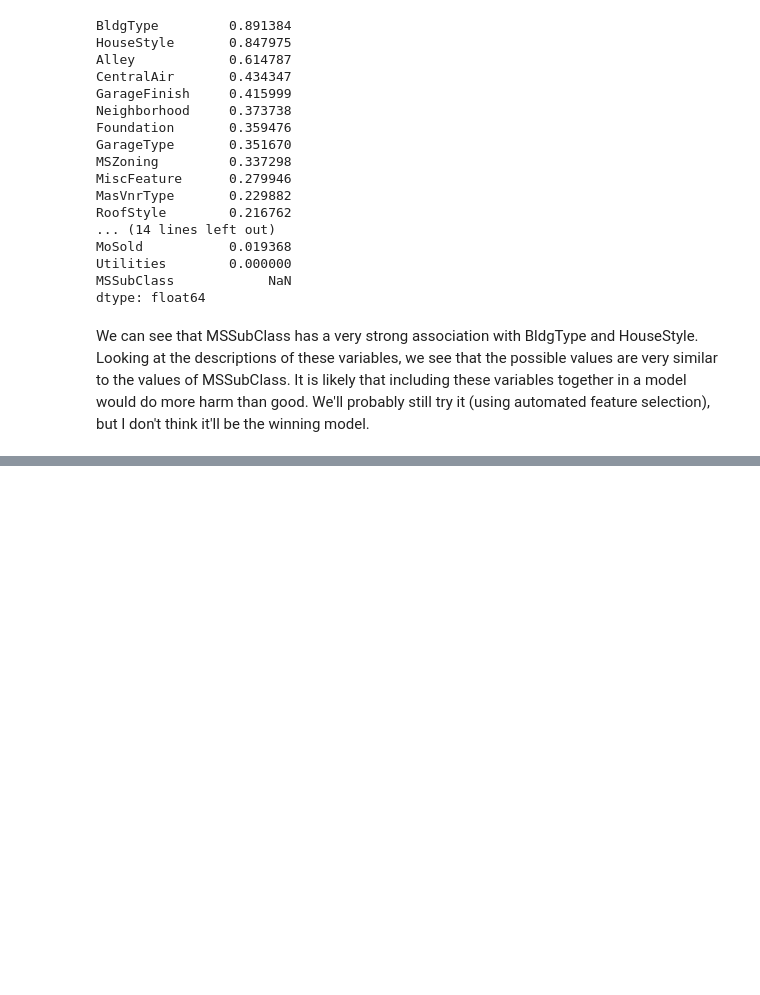
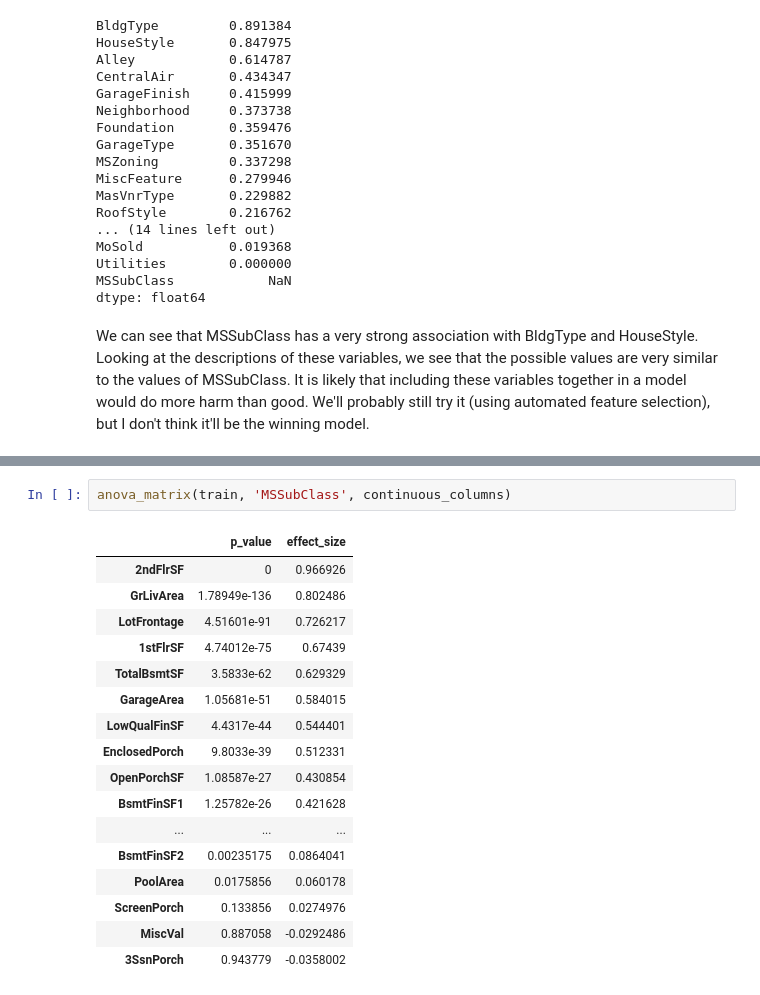
Before and after one commit to danielhertenstein/kaggle, a Jupyter notebook: house_prices/single_variable/MSSubClass.ipynb, the cells around one changed output, grey strips where cells are left out. Cells and saved outputs as stored; diff of their text form; blank space fills up the shorter version.

```diff
--- a/house_prices/single_variable/MSSubClass.ipynb
+++ b/house_prices/single_variable/MSSubClass.ipynb
@@ -308,0 +358,20 @@ We can see that MSSubClass has a very strong association with BldgType and House
+# %%
+anova_matrix(train, 'MSSubClass', continuous_columns)
+# %% [output]
+|  | p_value | effect_size |
+| 2ndFlrSF | 0 | 0.966926 |
+| GrLivArea | 1.78949e-136 | 0.802486 |
+| LotFrontage | 4.51601e-91 | 0.726217 |
+| 1stFlrSF | 4.74012e-75 | 0.67439 |
+| TotalBsmtSF | 3.5833e-62 | 0.629329 |
+| GarageArea | 1.05681e-51 | 0.584015 |
+| LowQualFinSF | 4.4317e-44 | 0.544401 |
+| EnclosedPorch | 9.8033e-39 | 0.512331 |
+| OpenPorchSF | 1.08587e-27 | 0.430854 |
+| BsmtFinSF1 | 1.25782e-26 | 0.421628 |
+| ... | ... | ... |
+| BsmtFinSF2 | 0.00235175 | 0.0864041 |
+| PoolArea | 0.0175856 | 0.060178 |
+| ScreenPorch | 0.133856 | 0.0274976 |
+| MiscVal | 0.887058 | -0.0292486 |
+| 3SsnPorch | 0.943779 | -0.0358002 |
```
Also changed, not shown: parts of 11 cells of this notebook, 3 other files.
